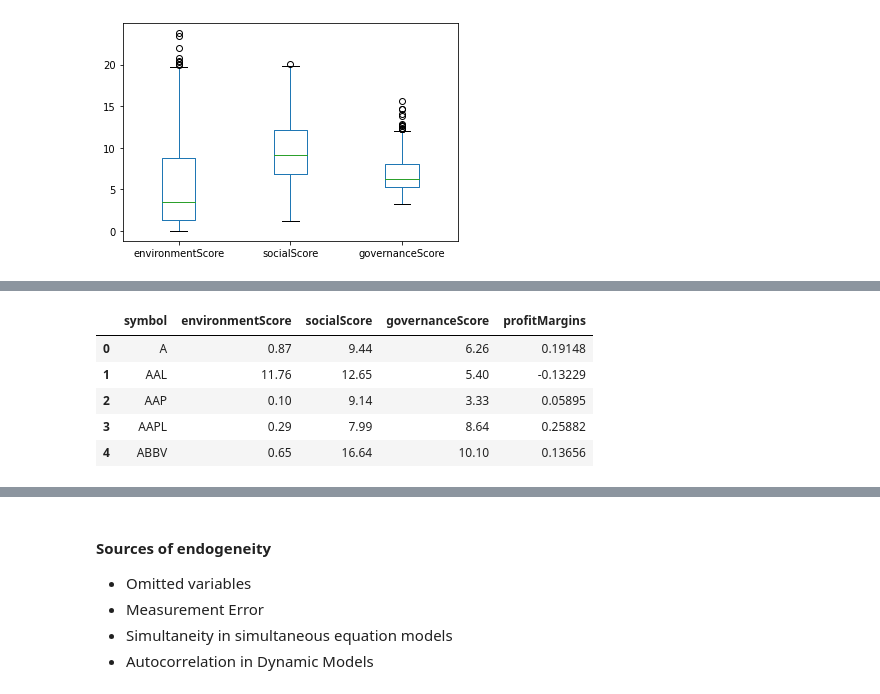
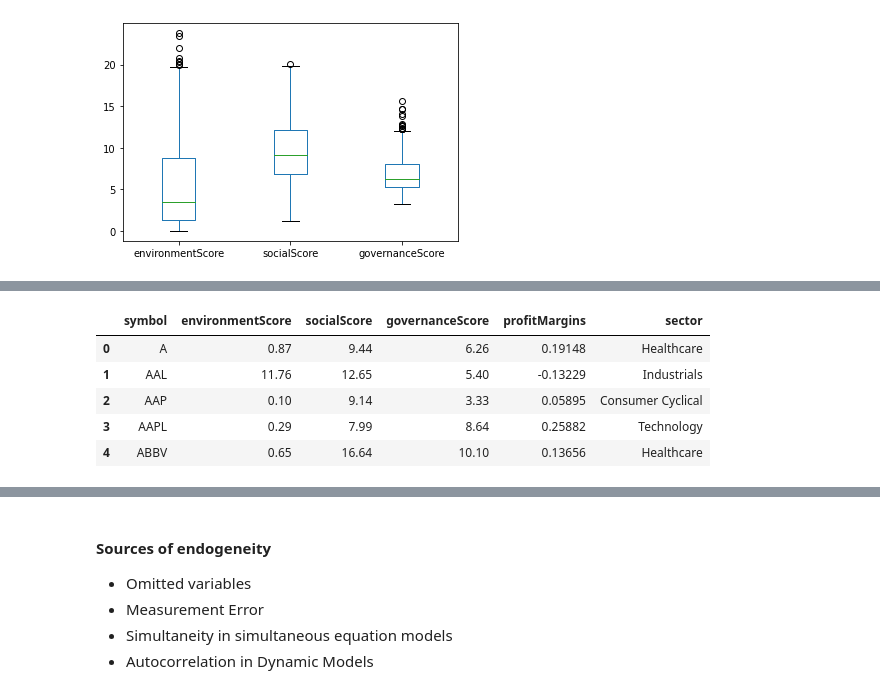
Before and after one commit to SweetyHotGirl21/ESG_Portfolio, a Jupyter notebook: Econometrics_Main.ipynb, the cells around one changed output, grey strips where cells are left out. Saved outputs shown, nothing was run; the diff lists cells and outputs as text; code cells hidden in the pictures.

```diff
--- a/Econometrics_Main.ipynb
+++ b/Econometrics_Main.ipynb
@@ -59,10 +87,10 @@ sustain[x_lable_sustain].reset_index(drop = True).plot.box()
 # %%
-linear_reg_df = sustain.merge(business_df[["symbol","profitMargins"]], how = "inner", on = "symbol")
+linear_reg_df = sustain.merge(business_df[["symbol","profitMargins","sector"]], how = "inner", on = "symbol")
 linear_reg_df.head()
 # %% [output]
-|  | symbol | environmentScore | socialScore | governanceScore | profitMargins |
-| 0 | A | 0.87 | 9.44 | 6.26 | 0.19148 |
-| 1 | AAL | 11.76 | 12.65 | 5.40 | -0.13229 |
-| 2 | AAP | 0.10 | 9.14 | 3.33 | 0.05895 |
-| 3 | AAPL | 0.29 | 7.99 | 8.64 | 0.25882 |
-| 4 | ABBV | 0.65 | 16.64 | 10.10 | 0.13656 |
+|  | symbol | environmentScore | socialScore | governanceScore | profitMargins | sector |
+| 0 | A | 0.87 | 9.44 | 6.26 | 0.19148 | Healthcare |
+| 1 | AAL | 11.76 | 12.65 | 5.40 | -0.13229 | Industrials |
+| 2 | AAP | 0.10 | 9.14 | 3.33 | 0.05895 | Consumer Cyclical |
+| 3 | AAPL | 0.29 | 7.99 | 8.64 | 0.25882 | Technology |
+| 4 | ABBV | 0.65 | 16.64 | 10.10 | 0.13656 | Healthcare |
```
Also changed, not shown: parts of 21 cells of this notebook.
